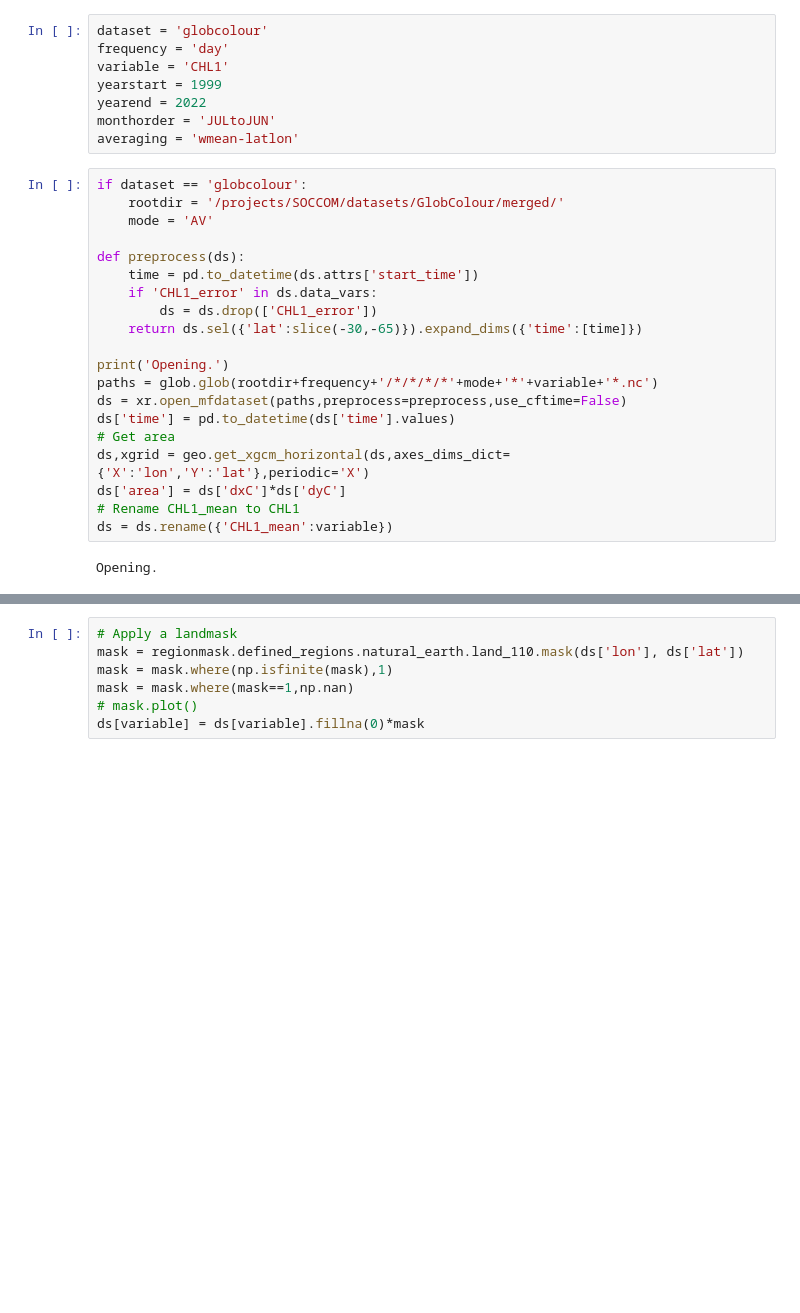
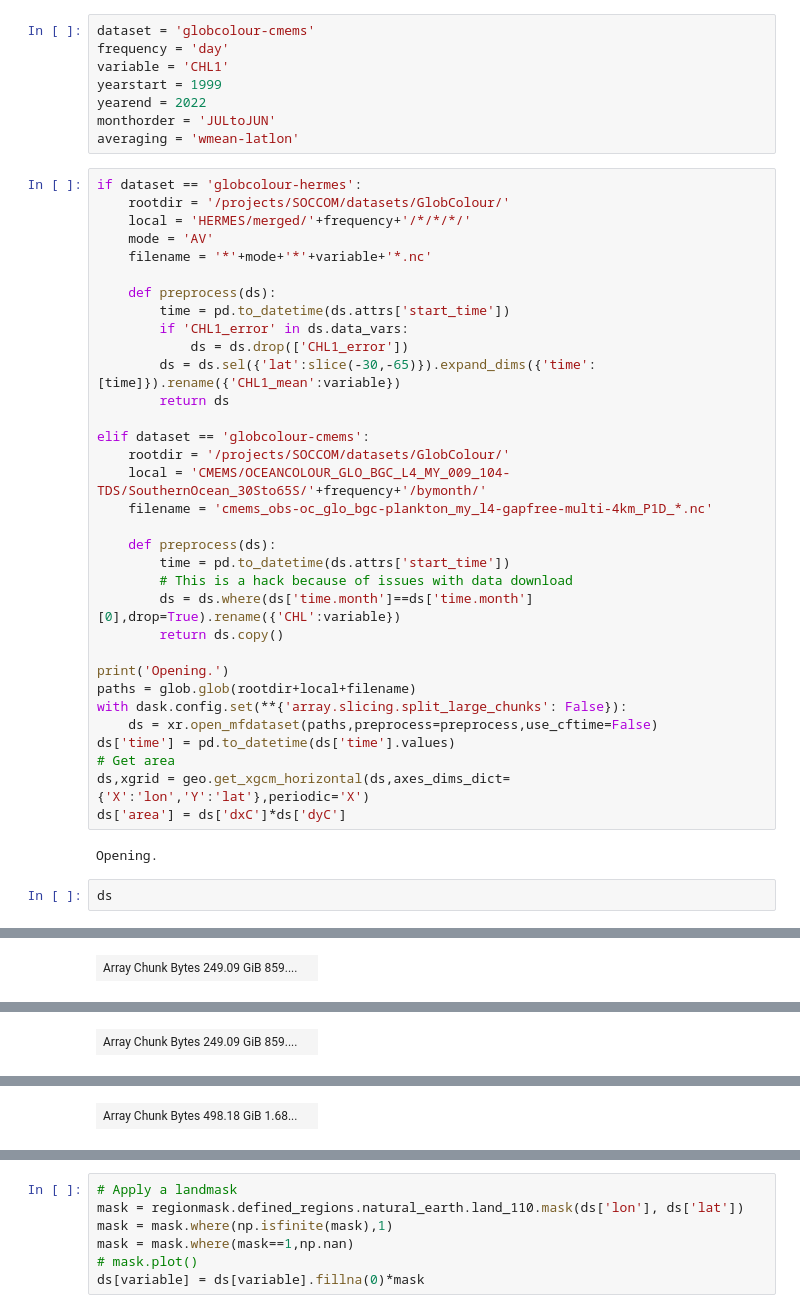
Before and after one commit to gmacgilchrist/chlorophyll_bams, a Jupyter notebook: notebooks/gmacgilchrist/calc_spatialmean_globcolour-daily_2022.ipynb, the cells around one changed output, grey strips where cells are left out. Drawn from its saved outputs; the diff is of its cells as text; blank space fills up the shorter version.

```diff
--- a/notebooks/gmacgilchrist/calc_spatialmean_globcolour-daily_2022.ipynb
+++ b/notebooks/gmacgilchrist/calc_spatialmean_globcolour-daily_2022.ipynb
@@ -16,5 +12,5 @@ dask.config.set(**{'array.slicing.split_large_chunks': False})
 # %%
-dataset = 'globcolour'
+dataset = 'globcolour-cmems'
 frequency = 'day'
 variable = 'CHL1'
 yearstart = 1999
@@ -22,24 +18,40 @@ yearend = 2022
 monthorder = 'JULtoJUN'
 averaging = 'wmean-latlon'
 # %%
-if dataset == 'globcolour':
-    rootdir = '/projects/SOCCOM/datasets/GlobColour/merged/'
+if dataset == 'globcolour-hermes':
+    rootdir = '/projects/SOCCOM/datasets/GlobColour/'
+    local = 'HERMES/merged/'+frequency+'/*/*/*/'
     mode = 'AV'
+    filename = '*'+mode+'*'+variable+'*.nc'
 
-def preprocess(ds):
-    time = pd.to_datetime(ds.attrs['start_time'])
-    if 'CHL1_error' in ds.data_vars:
-        ds = ds.drop(['CHL1_error'])
-    return ds.sel({'lat':slice(-30,-65)}).expand_dims({'time':[time]})
+    def preprocess(ds):
+        time = pd.to_datetime(ds.attrs['start_time'])
+        if 'CHL1_error' in ds.data_vars:
+            ds = ds.drop(['CHL1_error'])
+        ds = ds.sel({'lat':slice(-30,-65)}).expand_dims({'time':[time]}).rename({'CHL1_mean':variable})
+        return ds
+
+elif dataset == 'globcolour-cmems':
+    rootdir = '/projects/SOCCOM/datasets/GlobColour/'
+    local = 'CMEMS/OCEANCOLOUR_GLO_BGC_L4_MY_009_104-TDS/SouthernOcean_30Sto65S/'+frequency+'/bymonth/'
+    filename = 'cmems_obs-oc_glo_bgc-plankton_my_l4-gapfree-multi-4km_P1D_*.nc'
+
+    def preprocess(ds):
+        time = pd.to_datetime(ds.attrs['start_time'])
+        # This is a hack because of issues with data download
+        ds = ds.where(ds['time.month']==ds['time.month'][0],drop=True).rename({'CHL':variable})
+        return ds.copy()
 
 print('Opening.')
-paths = glob.glob(rootdir+frequency+'/*/*/*/*'+mode+'*'+variable+'*.nc')
-ds = xr.open_mfdataset(paths,preprocess=preprocess,use_cftime=False)
+paths = glob.glob(rootdir+local+filename)
+with dask.config.set(**{'array.slicing.split_large_chunks': False}):
+    ds = xr.open_mfdataset(paths,preprocess=preprocess,use_cftime=False)
 ds['time'] = pd.to_datetime(ds['time'].values)
 # Get area
 ds,xgrid = geo.get_xgcm_horizontal(ds,axes_dims_dict={'X':'lon','Y':'lat'},periodic='X')
 ds['area'] = ds['dxC']*ds['dyC']
-# Rename CHL1_mean to CHL1
-ds = ds.rename({'CHL1_mean':variable})
 # %% [output]
 Opening.
+# %%
+ds
+# %% [output]
@@ -45,0 +75 @@ Opening.
+| Array Chunk Bytes 249.09 GiB 859.... |  |
@@ -45,0 +96 @@ Opening.
+| Array Chunk Bytes 249.09 GiB 859.... |  |
@@ -45,0 +113 @@ Opening.
+| Array Chunk Bytes 498.18 GiB 1.68... |  |
```
Also changed, not shown: parts of 8 cells of this notebook, 12 other files.
